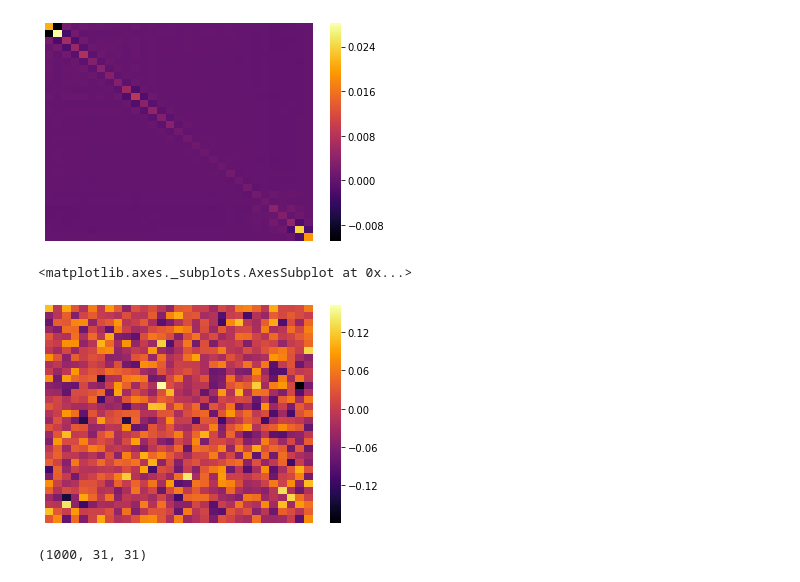
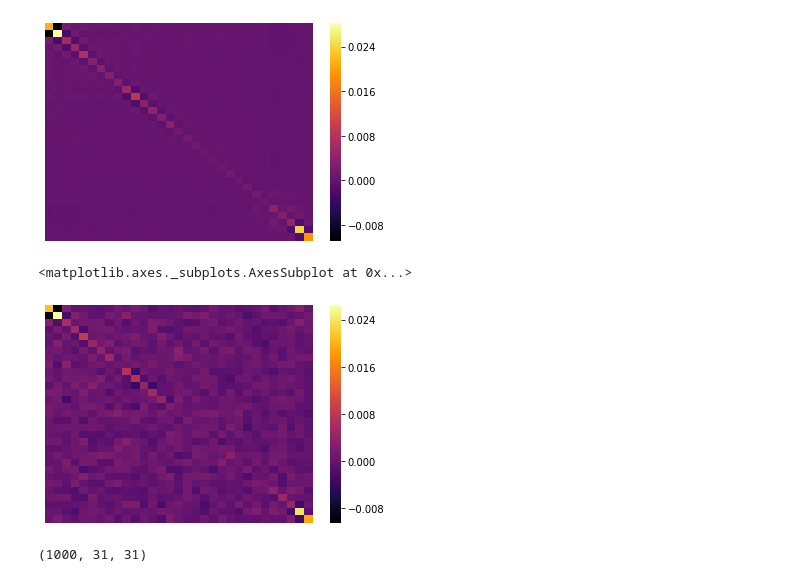
Before and after one commit to igomezv/neuralCosmoReconstruction, a Jupyter notebook: notebooks/binned_JLA_ANN.ipynb, the cells around one changed output. Saved outputs shown, nothing was run; the diff lists cells and outputs as text; code cells hidden in the pictures.

```diff
--- a/notebooks/binned_JLA_ANN.ipynb
+++ b/notebooks/binned_JLA_ANN.ipynb
@@ -82,13 +83,13 @@ sns.heatmap(pd.DataFrame(syscov),
 <matplotlib.axes._subplots.AxesSubplot at 0x...>
 [figure]
 # %%
-sns.heatmap(pd.DataFrame(covset_noise[100]),
+sns.heatmap(pd.DataFrame(covset[10]),
         fmt='g', xticklabels=False, yticklabels=False,
         cmap = 'inferno', cbar=True,
         robust=False)
 # %% [output]
 <matplotlib.axes._subplots.AxesSubplot at 0x...>
-[figure, old version]
+[figure, new version]
 # %%
 print(np.shape(covset))
 # %% [output]
```
Also changed, not shown: parts of 23 cells of this notebook.
